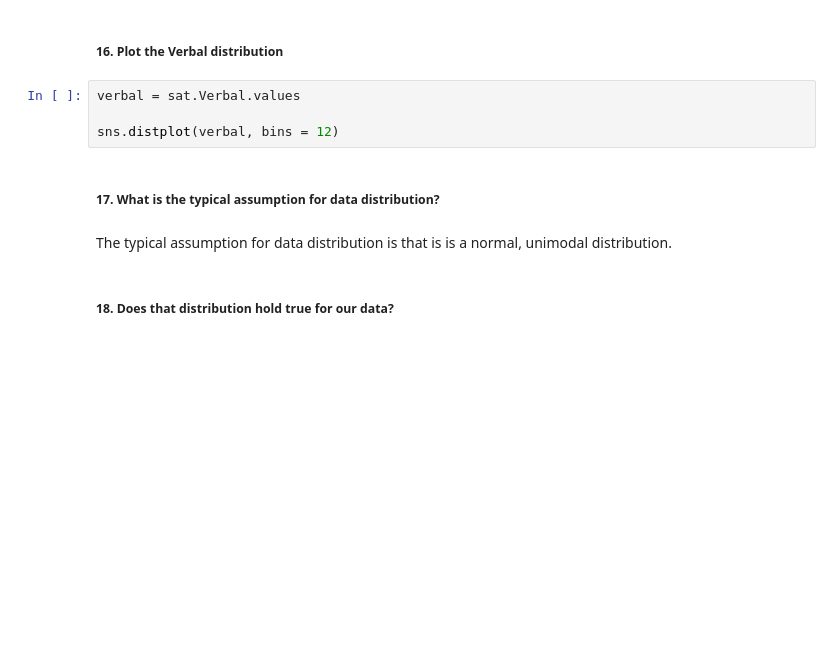
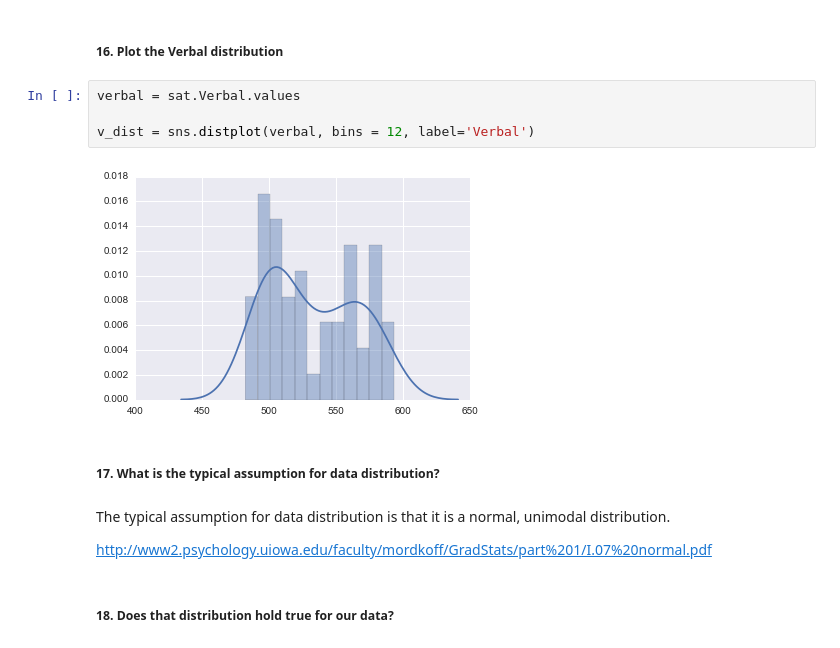
Before and after one commit to sambozek/DSI-SF-1-sebozek, a Jupyter notebook: projects/project-01/starter-code/project_1.ipynb, the cells around one changed output. Cells and saved outputs as stored; diff of their text form; blank space fills up the shorter version.

```diff
--- a/projects/project-01/starter-code/project_1.ipynb
+++ b/projects/project-01/starter-code/project_1.ipynb
@@ -162,12 +326,16 @@ sns.distplot(math, bins = 12)
 # %%
 verbal = sat.Verbal.values
 
-sns.distplot(verbal, bins = 12)
+v_dist = sns.distplot(verbal, bins = 12, label='Verbal')
+# %% [output]
+[figure, added]
 # %% [markdown]
 
 ##### 17. What is the typical assumption for data distribution?
 # %% [markdown]
-The typical assumption for data distribution is that is is a normal, unimodal distribution.
+The typical assumption for data distribution is that it is a normal, unimodal distribution.
+
+http://www2.psychology.uiowa.edu/faculty/mordkoff/GradStats/part%201/I.07%20normal.pdf
 # %% [markdown]
 ##### 18. Does that distribution hold true for our data?
 # %% [markdown]
```
Also changed, not shown: parts of 41 cells of this notebook, 1 other file.
